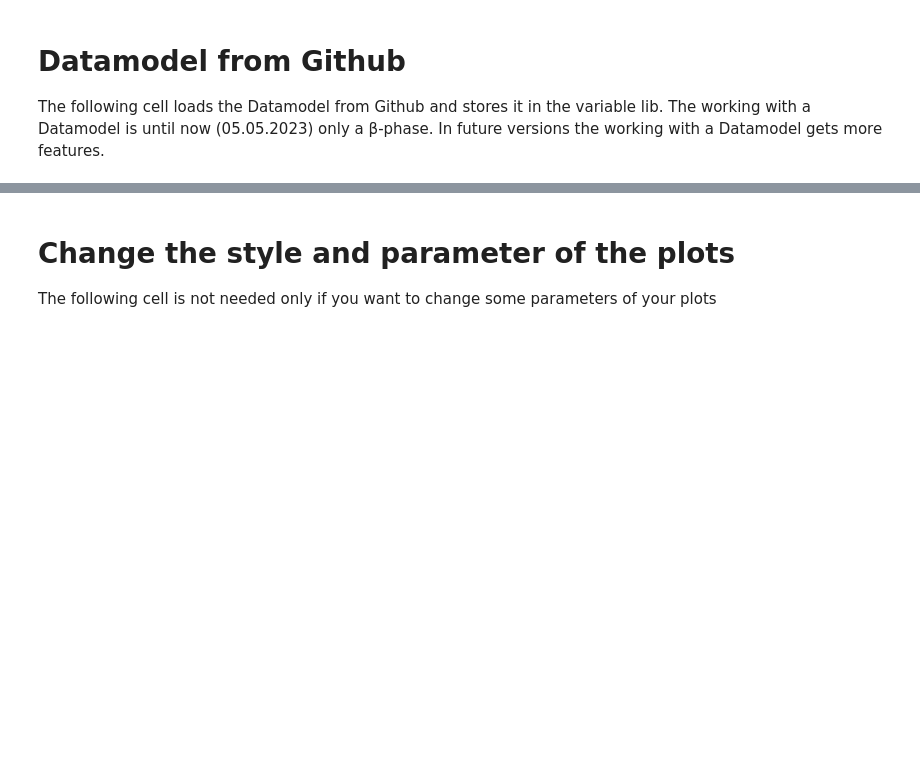
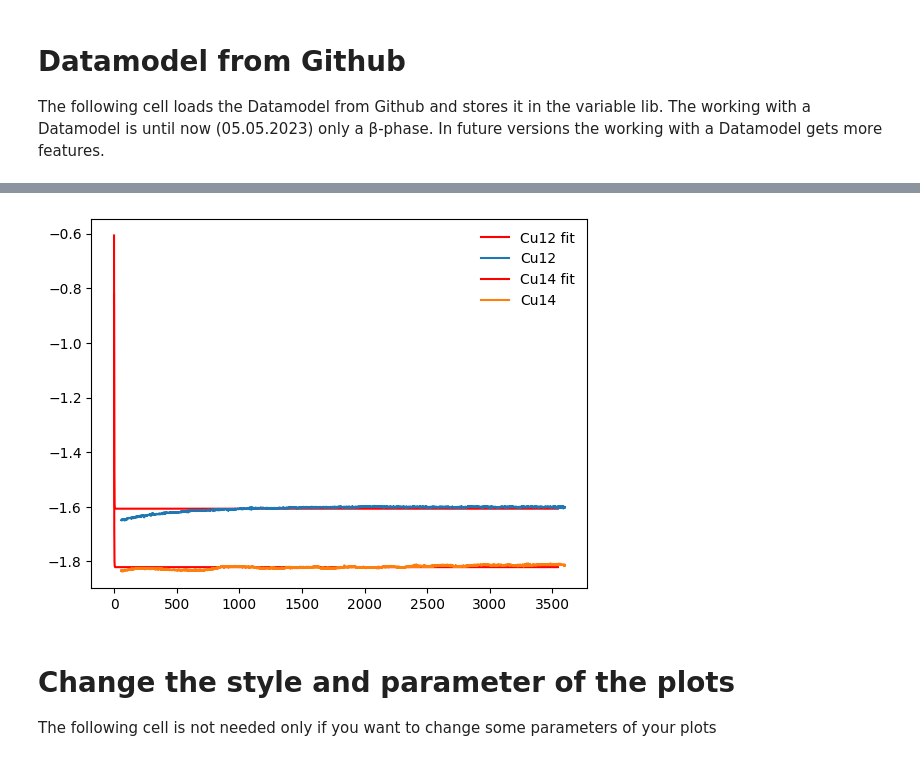
Before and after one commit to FAIRChemistry/datamodel-electrochemistry, a Jupyter notebook: Notebook_with_markdown.ipynb, the cells around one changed output, grey strips where cells are left out. Saved outputs shown, nothing was run; the diff lists cells and outputs as text; code cells hidden in the pictures; blank space fills up the shorter version.

```diff
--- a/Notebook_with_markdown.ipynb
+++ b/Notebook_with_markdown.ipynb
@@ -73,0 +50,6 @@ e_setup.__dict__
+# %%
+experiment1=lib.Experiment(name="Cu12",filename="data/Cu12nm.DTA",type=lib.enums.Experiment_type.CP.value)
+experiment2=lib.Experiment(name="Cu14",filename="data/Cu14nm.DTA",type=lib.enums.Experiment_type.CP.value)
+#e_chem.experiments.append([experiment1,experiment2])
+e_chem.experiments=[experiment1,experiment2]
+print(e_chem.experiments)
@@ -73,0 +58,12 @@ e_setup.__dict__
+# %%
+for experiment in e_chem.experiments:
+    print(experiment.name)
+    #print(i)
+test=[0,1]
+print(len(e_chem.experiments))
+for i in range(0,len(e_chem.experiments)):
+    print("hallo")
+#e_chem.experiments[0].name
+#e_chem.experiments.name
+# for ex in e_chem:
+#     print(experiments[ex].name)
@@ -73,0 +76,65 @@ e_setup.__dict__
+# %%
+class MultiChronoPotentiometry:
+    def __init__(self,e_chem,experiment_list,change_reference=False):
+        self.reference = e_chem.electrode_setup.RE
+        self.e_chem = e_chem
+        self.experiment_list=experiment_list
+        #self.experiments=experiments
+        self.df_liste=[]
+        for experiment in range(0,len(e_chem.experiments)):
+            if e_chem.experiments[experiment].type=="CP":
+                df = pd.read_csv(e_chem.experiments[experiment].filename, sep="\t", header=56, skiprows=57, usecols=[2, 3], names=["t", "E"])
+                self.df_liste.append(df)
+            else:
+                pass
+        #print(self.df_liste)
+        if change_reference:
+            self.delta_E=float(input("Enter the reference differnce: "))
+            self.reference= input("Enter the reference name: ")
+        else:
+            self.delta_E=0
+    def plot(self,save=False,label=False):
+        xlabel="$t$ (s)"
+        ylabel=f"$E$ vs. {self.reference} (V)"
+        if label:
+            xlabel= input("enter new xlabel: ")
+            ylabel= input("enter new ylabel: ")
+        fig, ax = plt.subplots()
+        # for experiment in self.e_chem.experiments:
+        for experiment in self.experiment_list:
+            df = pd.read_csv(e_chem.experiments[experiment].filename, sep="\t", header=56, skiprows=57, usecols=[2, 3], names=["t", "E"])
+            ax.plot(df["t"], df["E"]+self.delta_E,label=e_chem.experiments[experiment].name)
+        ax.set_xlabel(xlabel)
+        ax.set_ylabel(ylabel)
+        ax.legend(loc="best",frameon=False)
+        #ax.annotate((metadata["solvent"],metadata["scan_rate"]),xy=(0.6,0.1),xycoords="axes fraction")
+        plt.show()
+        if save:
+            plotname=input("Enter the name of the plot: ")
+            fig.savefig(plotname,bbox_inches='tight')
+    def end_value_fit(self,save=False):
+        def exponential_fit(x, a, b, c):
+            return a * np.exp(-b * x) + c
+        fig,ax =plt.subplots()
+        for experiment in self.experiment_list:
+            t_fit = np.linspace(0, self.df_liste[experiment].shape[0], self.df_liste[experiment].shape[0])
+            popt, pcov = curve_fit(exponential_fit,self.df_liste[experiment]["t"], self.df_liste[experiment]["E"])
+            c=popt[2]
+            print(c)
+            ax.plot(t_fit, exponential_fit(t_fit, *popt), 'r-', label="{} fit".format(e_chem.experiments[experiment].name))
+            ax.plot(self.df_liste[experiment]["t"], self.df_liste[experiment]["E"],label=e_chem.experiments[experiment].name)
+            ax.legend(loc="best",frameon=False)
+            # df = pd.read_csv(e_chem.experiments[experiment].filename, sep="\t", header=56, skiprows=57, usecols=[2, 3], names=["t", "E"])
+            # ax.plot(df["t"], df["E"]+self.delta_E,label=e_chem.experiments[experiment].name)
+            # t_fit = np.linspace(0, df.shape[0], df.shape[0])
+            # popt, pcov = curve_fit(exponential_fit,df["t"], df["E"])
+            # c=popt[2]
+            # print(c)
+            # ax.plot(t_fit, exponential_fit(t_fit, *popt), 'r-', label="Fit")
+
+
+
+test=MultiChronoPotentiometry(e_chem,[0,1])
+#test.plot()
+test.end_value_fit()
+# %% [output]
@@ -74,3 +143,4 @@ e_setup.__dict__
+[figure, added]
 # %% [markdown]
 # Change the style and parameter of the plots
 The following cell is not needed only if you want to change some parameters of your plots
```
Also changed, not shown: parts of 10 cells of this notebook, 2 other files.
